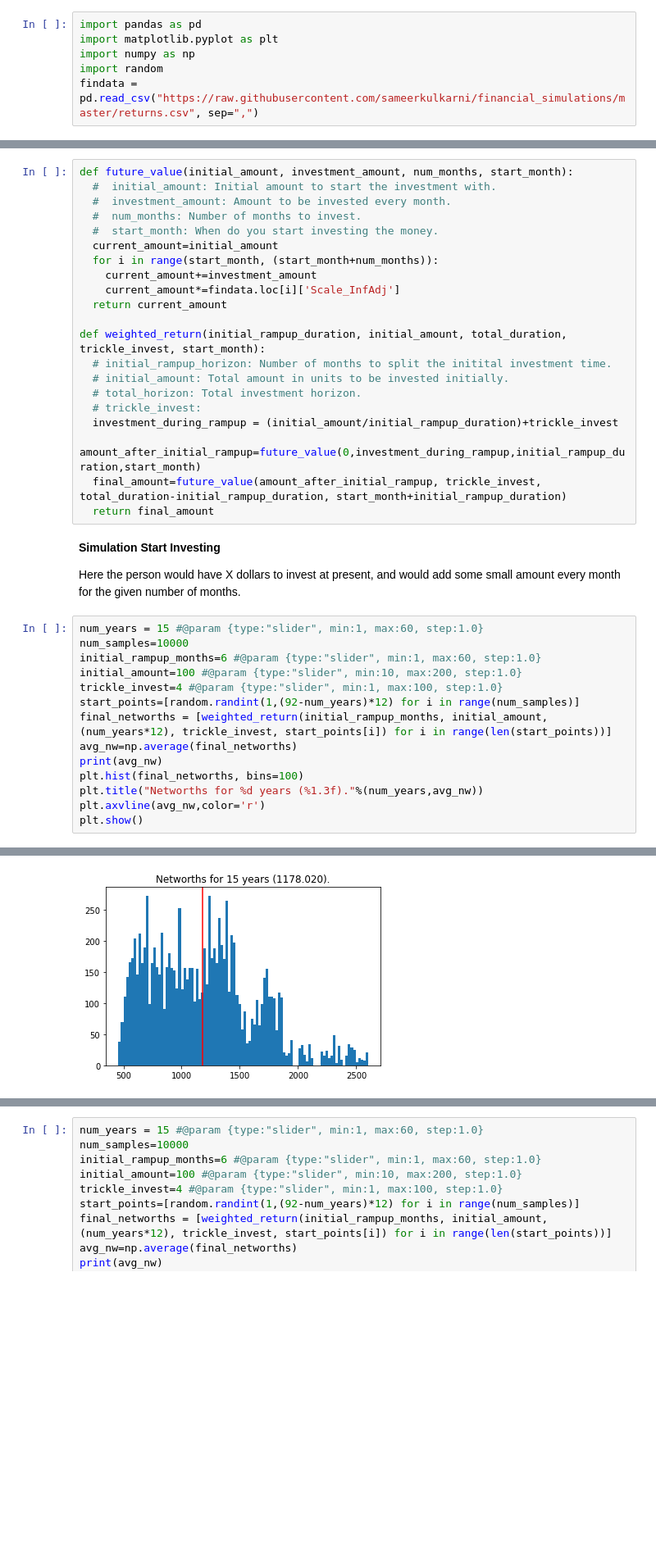
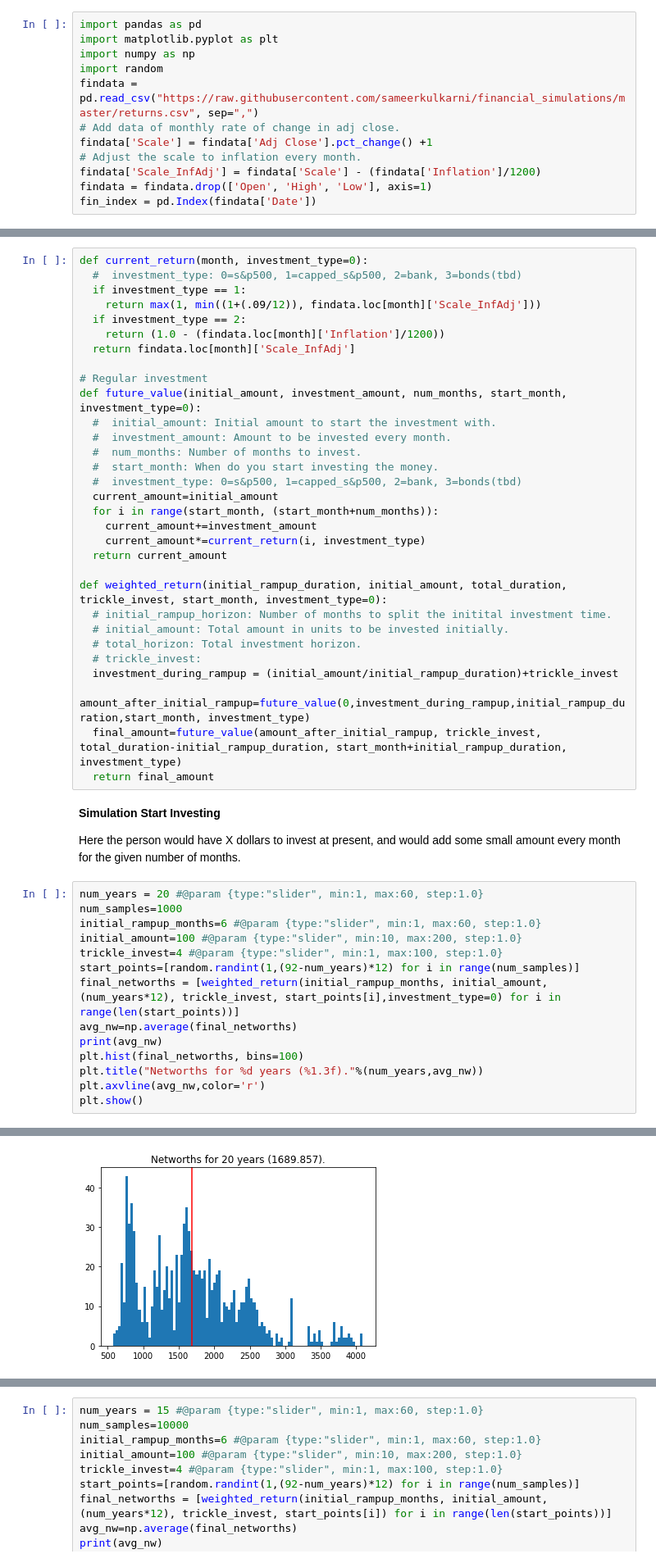
Before and after one commit to sameerkulkarni/financial_simulations, a Jupyter notebook: base_functions.ipynb, the cells around one changed output, grey strips where cells are left out. Shown at 82% size. Cells and saved outputs as stored; diff of their text form; blank space fills up the shorter version.

```diff
--- a/base_functions.ipynb
+++ b/base_functions.ipynb
@@ -10,4 +10,10 @@ import matplotlib.pyplot as plt
 import numpy as np
 import random
 findata = pd.read_csv("https://raw.githubusercontent.com/sameerkulkarni/financial_simulations/master/returns.csv", sep=",")
+# Add data of monthly rate of change in adj close.
+findata['Scale'] = findata['Adj Close'].pct_change() +1
+# Adjust the scale to inflation every month.
+findata['Scale_InfAdj'] = findata['Scale'] - (findata['Inflation']/1200)
+findata = findata.drop(['Open', 'High', 'Low'], axis=1)
+fin_index = pd.Index(findata['Date'])
 # %%
@@ -133,36 +126,46 @@ Name: 2, dtype: object
 # %%
-def future_value(initial_amount, investment_amount, num_months, start_month):
+def current_return(month, investment_type=0):
+  #  investment_type: 0=s&p500, 1=capped_s&p500, 2=bank, 3=bonds(tbd)
+  if investment_type == 1:
+    return max(1, min((1+(.09/12)), findata.loc[month]['Scale_InfAdj']))
+  if investment_type == 2:
+    return (1.0 - (findata.loc[month]['Inflation']/1200))
+  return findata.loc[month]['Scale_InfAdj']
+
+# Regular investment
+def future_value(initial_amount, investment_amount, num_months, start_month, investment_type=0):
   #  initial_amount: Initial amount to start the investment with.
   #  investment_amount: Amount to be invested every month.
   #  num_months: Number of months to invest.
   #  start_month: When do you start investing the money.
+  #  investment_type: 0=s&p500, 1=capped_s&p500, 2=bank, 3=bonds(tbd)
   current_amount=initial_amount
   for i in range(start_month, (start_month+num_months)):
     current_amount+=investment_amount
-    current_amount*=findata.loc[i]['Scale_InfAdj']
+    current_amount*=current_return(i, investment_type)
   return current_amount
 
-def weighted_return(initial_rampup_duration, initial_amount, total_duration, trickle_invest, start_month):
+def weighted_return(initial_rampup_duration, initial_amount, total_duration, trickle_invest, start_month, investment_type=0):
   # initial_rampup_horizon: Number of months to split the initital investment time.
   # initial_amount: Total amount in units to be invested initially.
   # total_horizon: Total investment horizon.
   # trickle_invest:
   investment_during_rampup = (initial_amount/initial_rampup_duration)+trickle_invest
-  amount_after_initial_rampup=future_value(0,investment_during_rampup,initial_rampup_duration,start_month)
-  final_amount=future_value(amount_after_initial_rampup, trickle_invest, total_duration-initial_rampup_duration, start_month+initial_rampup_duration)
+  amount_after_initial_rampup=future_value(0,investment_during_rampup,initial_rampup_duration,start_month, investment_type)
+  final_amount=future_value(amount_after_initial_rampup, trickle_invest, total_duration-initial_rampup_duration, start_month+initial_rampup_duration, investment_type)
   return final_amount
 # %% [markdown]
 **Simulation Start Investing**
 
 Here the person would have X dollars to invest at present, and would add some small amount every month for the given number of months.
 # %%
-num_years = 15 #@param {type:"slider", min:1, max:60, step:1.0}
-num_samples=10000
+num_years = 20 #@param {type:"slider", min:1, max:60, step:1.0}
+num_samples=1000
 initial_rampup_months=6 #@param {type:"slider", min:1, max:60, step:1.0}
 initial_amount=100 #@param {type:"slider", min:10, max:200, step:1.0}
 trickle_invest=4 #@param {type:"slider", min:1, max:100, step:1.0}
 start_points=[random.randint(1,(92-num_years)*12) for i in range(num_samples)]
-final_networths = [weighted_return(initial_rampup_months, initial_amount, (num_years*12), trickle_invest, start_points[i]) for i in range(len(start_points))]
+final_networths = [weighted_return(initial_rampup_months, initial_amount, (num_years*12), trickle_invest, start_points[i],investment_type=0) for i in range(len(start_points))]
 avg_nw=np.average(final_networths)
 print(avg_nw)
 plt.hist(final_networths, bins=100)
@@ -174 +177 @@ plt.show()
-[figure, old version]
+[figure, new version]
```
Also changed, not shown: parts of 15 cells of this notebook.
